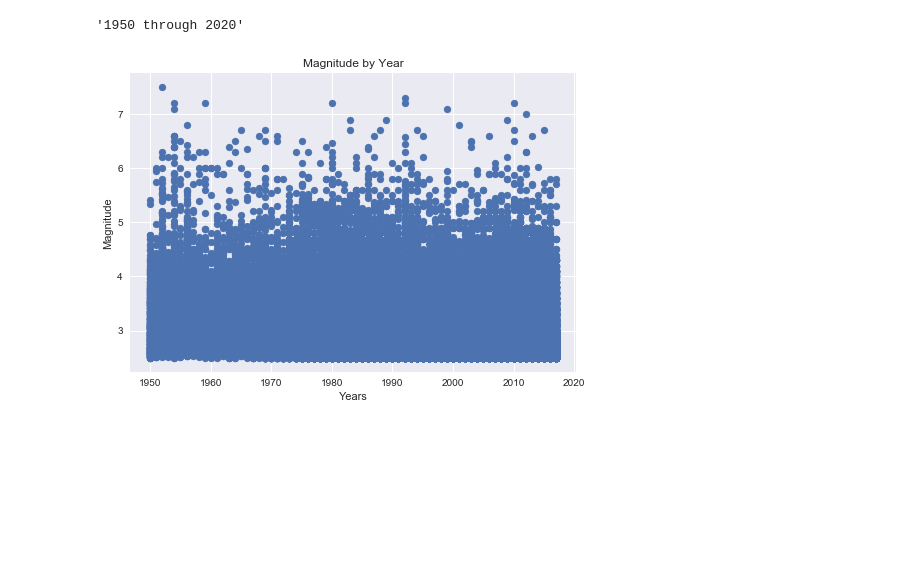
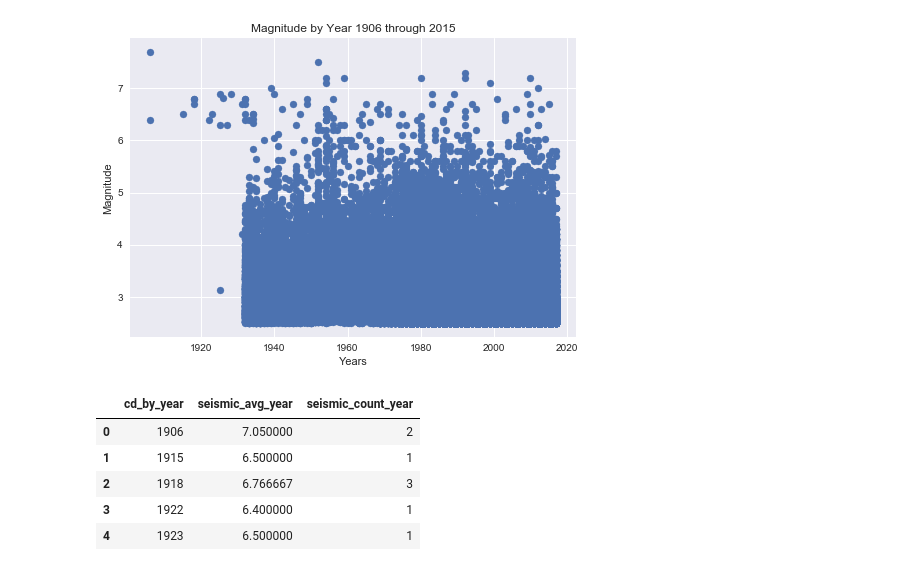
Before and after one commit to AbrahamEapen/Earthquake-Economics, a Jupyter notebook: USGS_test_3.ipynb, the cells around one changed output. Cells and saved outputs as stored; diff of their text form; code cells hidden in the pictures; blank space fills up the shorter version.

```diff
--- a/USGS_test_3.ipynb
+++ b/USGS_test_3.ipynb
@@ -52,25 +52,26 @@ cd_by_year = []
 # %%
 #https://earthquake.usgs.gov/fdsnws/event/1/query.geojson?starttime=2017-07-14%2000:00:00&endtime=2017-09-21%2023:59:59&maxlatitude=50&minlatitude=24.6&maxlongitude=-65&minlongitude=-125&minmagnitude=2.5&orderby=time
 
-start = 1950
+years = 5
+start = 1900
+end = 2020
 start_loop = start
 
-#range should be 14 to retrieve 1950 to present data
+json_returns = ((end-start)/years)+1
 
-for x in range(14):
+
+
+for x in range(int(json_returns)):
 
     url_bit_1 = "https://earthquake.usgs.gov/fdsnws/event/1/query.geojson?starttime="
     year_from_1 = str(start_loop)
     year_from_2= "-01-01"
-    year_to = str(int(year_from_1) + 5)
+    year_to = str(int(year_from_1) + years)
     url_bit_2= "-01-01%0000:00:00&maxlatitude=50&minlatitude=24.6&maxlongitude=-65&minlongitude=-125&minmagnitude=2.5&orderby=time"
 
     # Build partial query URL
     Search = url_bit_1 + year_from_1 + year_from_2  + "%0000:00:01&endtime=" + year_to + url_bit_2
     #Search
-
-    year_range = str(start) + " through " + str(year_to)
-    #year_range
 
     # set response variable
     response = req.get(Search).json()
@@ -115,9 +116,10 @@ for x in range(14):
         type_data.append(response["features"][json_counter]["properties"]["type"])
         title_data.append(response["features"][json_counter]["properties"]["title"])
         geo_type_data.append(response["features"][json_counter]["geometry"]["type"])
-        lat_data.append(response["features"][json_counter]["geometry"]["coordinates"][0])
-        lng_data.append(response["features"][json_counter]["geometry"]["coordinates"][1])
+        lng_data.append(response["features"][json_counter]["geometry"]["coordinates"][0])
+        lat_data.append(response["features"][json_counter]["geometry"]["coordinates"][1])
         coordinates_3_data.append(response["features"][json_counter]["geometry"]["coordinates"][2])
+
 
 
         # calculated fields
@@ -126,7 +128,10 @@ for x in range(14):
         cd_by_month.append((datetime.datetime(1970, 1, 1) + datetime.timedelta(milliseconds=time_data[len(cd_by_month)-1])).strftime('%m-%Y'))
         cd_by_year.append((datetime.datetime(1970, 1, 1) + datetime.timedelta(milliseconds=time_data[len(cd_by_year)-1])).strftime('%Y'))
 
+        # time.mktime(datetime.datetime.strptime(s, "%d/%m/%Y").timetuple())
 
+        #unix_month_year = time.mktime(datetime.datetime.strptime(seismic_data.cd_by_year, "%d/%m/%Y").timetuple())
+        # unix_year
 
 
         json_counter = json_counter + 1
@@ -160,8 +165,8 @@ seismic_data = {"mag" : mag_data,
                 "type" : type_data,
                 "title" : title_data,
                 "geo_type" : geo_type_data,
+                "lng" : lng_data,
                 "lat" : lat_data,
-                "lng" : lng_data,
                 "coordinates_3" : coordinates_3_data,
 
                 "converted_date" : converted_date,
@@ -171,27 +176,49 @@ seismic_data = {"mag" : mag_data,
                }
 
 seismic_data = pd.DataFrame(seismic_data)
+
+#first and last event
+year_range = seismic_data.iloc[0,2] + " through " + seismic_data.iloc[len(seismic_data)-1,2]
-# %%
-# final range returned
-year_range
-# %% [output]
-'1950 through 2020'
 # %%
 seismic_data.to_csv("seismic_data.csv")
 # %%
 # Build a scatter plot for each data type
 plt.scatter(seismic_data["cd_by_year"], seismic_data["mag"], marker="o")
 
 # Incorporate the other graph properties
-plt.title("Magnitude by Year") # + " " + date_stamp)
+plt.title("Magnitude by Year" + " " + year_range)
 plt.ylabel("Magnitude")
 plt.xlabel("Years")
 plt.grid(True)
 
 # Save the figure
 #plt.savefig("Magnitude by Month.png")
 
 # Show plot
 plt.show()
 # %% [output]
-[figure, old version]
+[figure, new version]
+# %%
+seismic_avg_year = seismic_data.groupby(["cd_by_year"]).mean()["mag"]
+seismic_count_year = seismic_data.groupby(["cd_by_year"]).count()["mag"]
+
+
+# time.mktime(datetime.datetime.strptime(s, "%d/%m/%Y").timetuple())
+
+# unix_month_year = seismic_data.["cd_by_year"]
+# unix_year
+
+seismic_data2_df = pd.DataFrame({"seismic_avg_year" : seismic_avg_year,
+                                "seismic_count_year" : seismic_count_year,
+                                })
+
+seismic_data2_df = seismic_data2_df.reset_index()
+
+seismic_data2_df.head()
+# %% [output]
+|  | cd_by_year | seismic_avg_year | seismic_count_year |
+| 0 | 1906 | 7.050000 | 2 |
+| 1 | 1915 | 6.500000 | 1 |
+| 2 | 1918 | 6.766667 | 3 |
+| 3 | 1922 | 6.400000 | 1 |
+| 4 | 1923 | 6.500000 | 1 |
```
Also changed, not shown: parts of 20 cells of this notebook.
